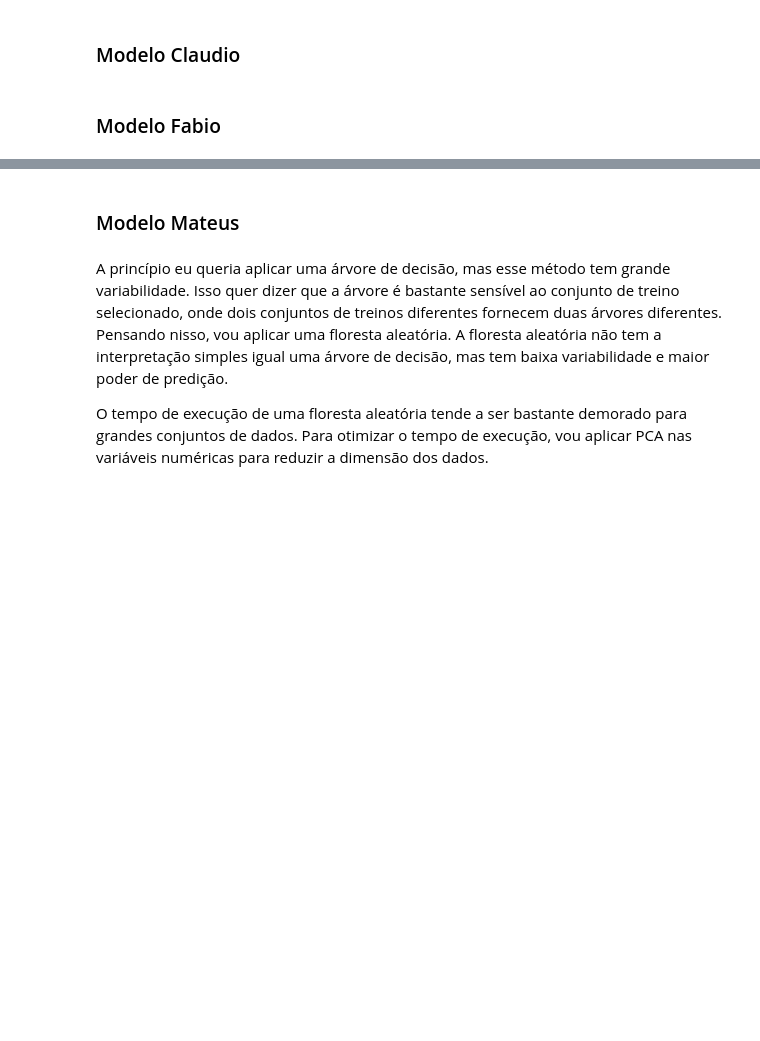
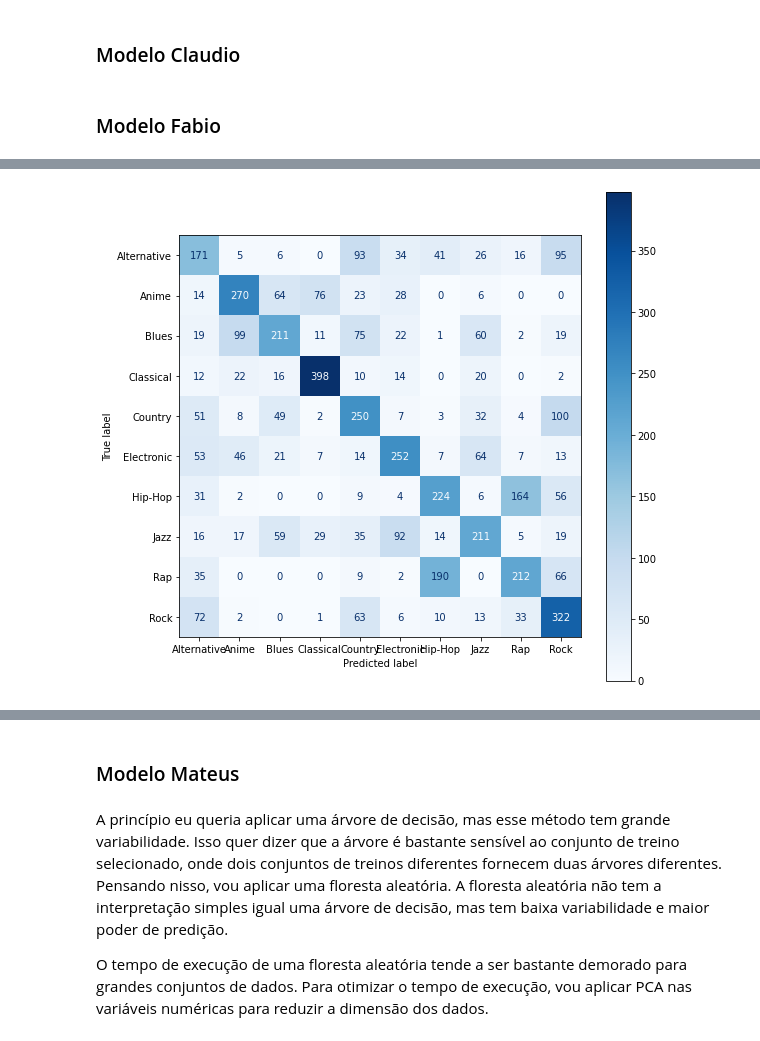
Before and after one commit to chumeu/spotify-prediction-task, a Jupyter notebook: music_genre_classification.ipynb, the cells around one changed output, grey strips where cells are left out. Cells and saved outputs as stored; diff of their text form; code cells hidden in the pictures; blank space fills up the shorter version.

Commit message:
Adicionado Modelo Fabio

```diff
--- a/music_genre_classification.ipynb
+++ b/music_genre_classification.ipynb
@@ -274,0 +352,9 @@ spotify_f = spotify.copy()
+# %%
+# Separação de dados de treino e teste
+
+from sklearn.model_selection import train_test_split
+
+x_treino, x_teste, y_treino, y_teste = train_test_split(X_preProcessado, Y, test_size = 0.1, random_state = 99, shuffle = True)
+
+print(f'Quantidade dados treino {len(x_treino)} quantidade de rótulos treino {len(y_treino)}')
+print(f'Quantidade dados teste {len(x_teste)} quantidade de rótulos teste {len(y_teste)}')
@@ -274,0 +366,7 @@ spotify_f = spotify.copy()
+# %%
+from sklearn.svm import SVC
+
+svm = SVC(kernel='linear', random_state=99)
+svm.fit(x_treino, y_treino)
+
+predicoes_svm  = svm.predict(x_teste)
@@ -274,0 +410,7 @@ spotify_f = spotify.copy()
+# %%
+from sklearn.metrics import plot_confusion_matrix
+
+fig, ax = plt.subplots(figsize = (9, 9))
+disp = plot_confusion_matrix(svm, x_teste, y_teste, cmap = plt.cm.Blues, ax = ax);
+# %% [output]
+[figure, added]
```
Also changed, not shown: parts of 20 cells of this notebook.
